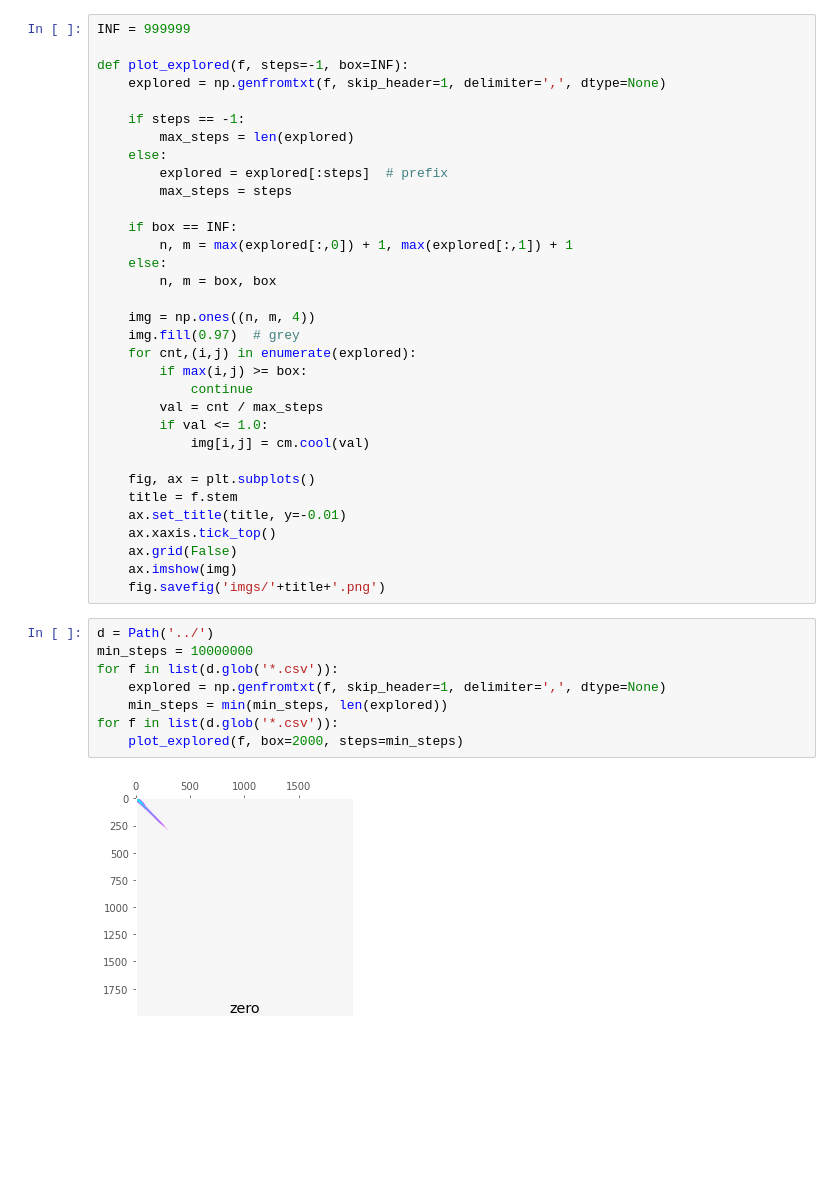
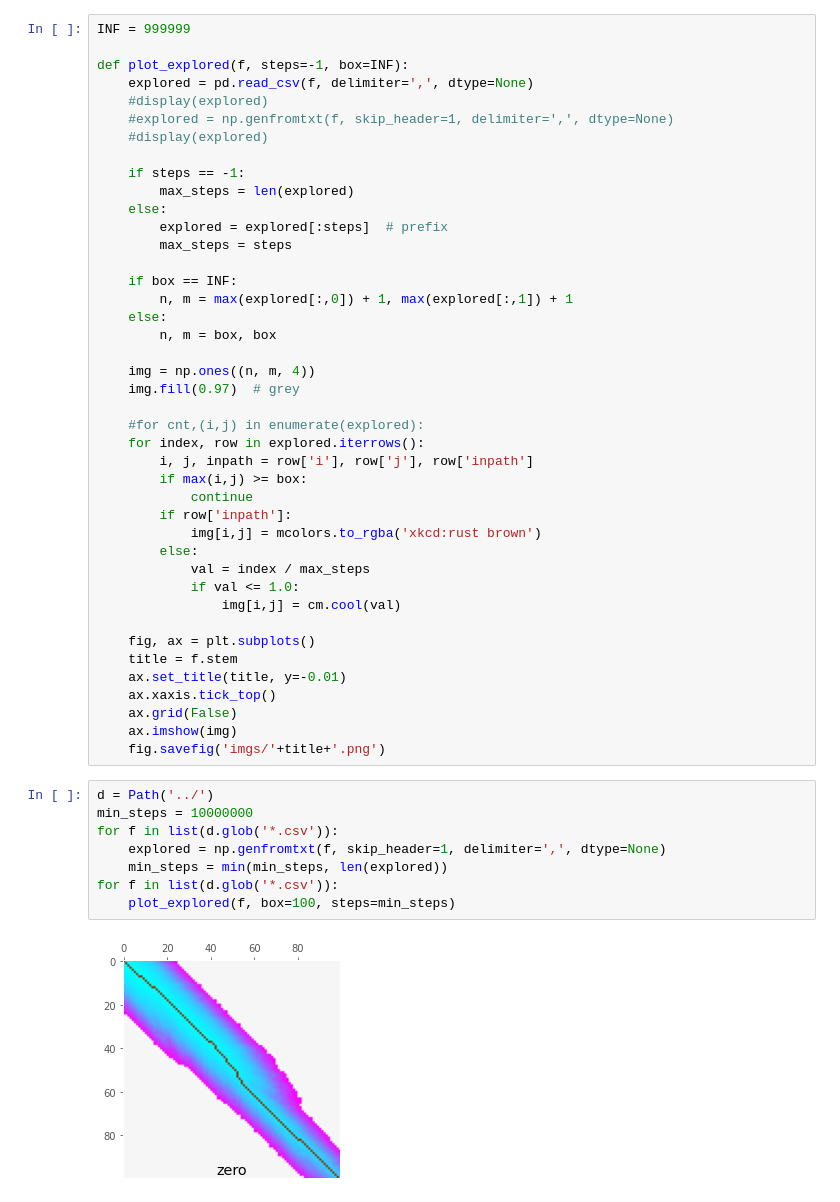
Before and after one commit to RagnarGrootKoerkamp/astar-pairwise-aligner, a Jupyter notebook: evals/visualize-explored.ipynb, the cells around one changed output. Cells and saved outputs as stored; diff of their text form; blank space fills up the shorter version.

```diff
--- a/evals/visualize-explored.ipynb
+++ b/evals/visualize-explored.ipynb
@@ -9,7 +12,10 @@ plt.style.use('ggplot')
 INF = 999999
 
 def plot_explored(f, steps=-1, box=INF):
-    explored = np.genfromtxt(f, skip_header=1, delimiter=',', dtype=None)
+    explored = pd.read_csv(f, delimiter=',', dtype=None)
+    #display(explored)
+    #explored = np.genfromtxt(f, skip_header=1, delimiter=',', dtype=None)
+    #display(explored)
 
     if steps == -1:
         max_steps = len(explored)
@@ -24,12 +30,18 @@ def plot_explored(f, steps=-1, box=INF):
 
     img = np.ones((n, m, 4))
     img.fill(0.97)  # grey
-    for cnt,(i,j) in enumerate(explored):
+
+    #for cnt,(i,j) in enumerate(explored):
+    for index, row in explored.iterrows():
+        i, j, inpath = row['i'], row['j'], row['inpath']
         if max(i,j) >= box:
             continue
-        val = cnt / max_steps
-        if val <= 1.0:
-            img[i,j] = cm.cool(val)
+        if row['inpath']:
+            img[i,j] = mcolors.to_rgba('xkcd:rust brown')
+        else:
+            val = index / max_steps
+            if val <= 1.0:
+                img[i,j] = cm.cool(val)
 
     fig, ax = plt.subplots()
     title = f.stem
@@ -41,10 +53,10 @@ def plot_explored(f, steps=-1, box=INF):
 # %%
 d = Path('../')
 min_steps = 10000000
 for f in list(d.glob('*.csv')):
     explored = np.genfromtxt(f, skip_header=1, delimiter=',', dtype=None)
     min_steps = min(min_steps, len(explored))
 for f in list(d.glob('*.csv')):
-    plot_explored(f, box=2000, steps=min_steps)
+    plot_explored(f, box=100, steps=min_steps)
 # %% [output]
-[figure, old version]
+[figure, new version]
```
Also changed, not shown: parts of 2 cells of this notebook, 6 other files.
